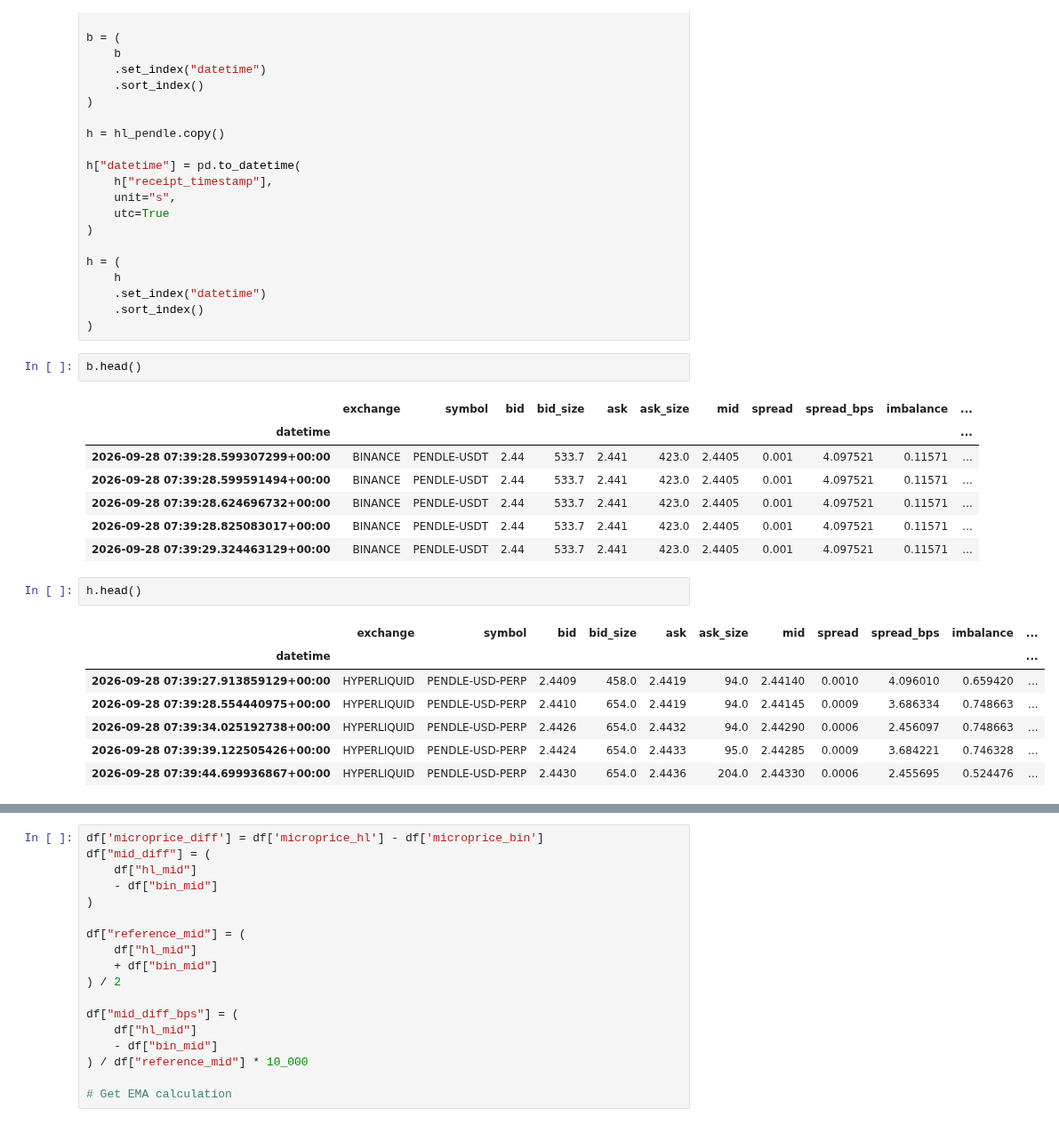
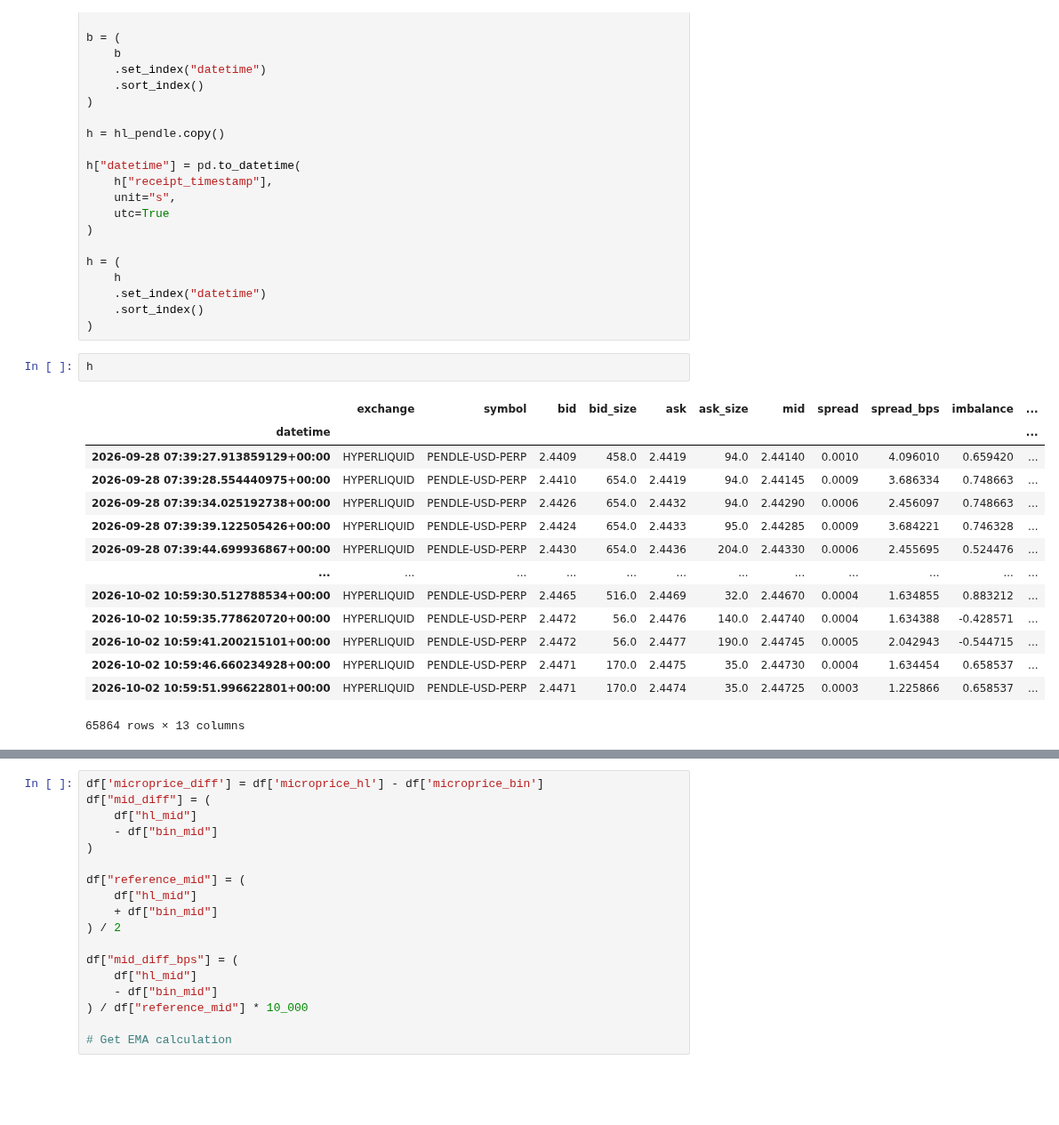
Before and after one commit to aliquid-novi/crypto_research, a Jupyter notebook: First Pass Latent.ipynb, the cells around one changed output, grey strips where cells are left out. Shown at 89% size. Saved outputs shown, nothing was run; the diff lists cells and outputs as text; blank space fills up the shorter version.

```diff
--- a/First Pass Latent.ipynb
+++ b/First Pass Latent.ipynb
@@ -76,26 +76,23 @@ h = (
     .set_index("datetime")
     .sort_index()
 )
-# %%
-b.head()
-# %% [output]
-|  | exchange | symbol | bid | bid_size | ask | ask_size | mid | spread | spread_bps | imbalance | ... |
-| datetime |  |  |  |  |  |  |  |  |  |  | ... |
-| 2026-09-28 07:39:28.599307299+00:00 | BINANCE | PENDLE-USDT | 2.44 | 533.7 | 2.441 | 423.0 | 2.4405 | 0.001 | 4.097521 | 0.11571 | ... |
-| 2026-09-28 07:39:28.599591494+00:00 | BINANCE | PENDLE-USDT | 2.44 | 533.7 | 2.441 | 423.0 | 2.4405 | 0.001 | 4.097521 | 0.11571 | ... |
-| 2026-09-28 07:39:28.624696732+00:00 | BINANCE | PENDLE-USDT | 2.44 | 533.7 | 2.441 | 423.0 | 2.4405 | 0.001 | 4.097521 | 0.11571 | ... |
-| 2026-09-28 07:39:28.825083017+00:00 | BINANCE | PENDLE-USDT | 2.44 | 533.7 | 2.441 | 423.0 | 2.4405 | 0.001 | 4.097521 | 0.11571 | ... |
-| 2026-09-28 07:39:29.324463129+00:00 | BINANCE | PENDLE-USDT | 2.44 | 533.7 | 2.441 | 423.0 | 2.4405 | 0.001 | 4.097521 | 0.11571 | ... |
-# %%
-h.head()
-# %% [output]
-|  | exchange | symbol | bid | bid_size | ask | ask_size | mid | spread | spread_bps | imbalance | ... |
-| datetime |  |  |  |  |  |  |  |  |  |  | ... |
-| 2026-09-28 07:39:27.913859129+00:00 | HYPERLIQUID | PENDLE-USD-PERP | 2.4409 | 458.0 | 2.4419 | 94.0 | 2.44140 | 0.0010 | 4.096010 | 0.659420 | ... |
-| 2026-09-28 07:39:28.554440975+00:00 | HYPERLIQUID | PENDLE-USD-PERP | 2.4410 | 654.0 | 2.4419 | 94.0 | 2.44145 | 0.0009 | 3.686334 | 0.748663 | ... |
-| 2026-09-28 07:39:34.025192738+00:00 | HYPERLIQUID | PENDLE-USD-PERP | 2.4426 | 654.0 | 2.4432 | 94.0 | 2.44290 | 0.0006 | 2.456097 | 0.748663 | ... |
-| 2026-09-28 07:39:39.122505426+00:00 | HYPERLIQUID | PENDLE-USD-PERP | 2.4424 | 654.0 | 2.4433 | 95.0 | 2.44285 | 0.0009 | 3.684221 | 0.746328 | ... |
-| 2026-09-28 07:39:44.699936867+00:00 | HYPERLIQUID | PENDLE-USD-PERP | 2.4430 | 654.0 | 2.4436 | 204.0 | 2.44330 | 0.0006 | 2.455695 | 0.524476 | ... |
+# %%
+h
+# %% [output]
+|  | exchange | symbol | bid | bid_size | ask | ask_size | mid | spread | spread_bps | imbalance | ... |
+| datetime |  |  |  |  |  |  |  |  |  |  | ... |
+| 2026-09-28 07:39:27.913859129+00:00 | HYPERLIQUID | PENDLE-USD-PERP | 2.4409 | 458.0 | 2.4419 | 94.0 | 2.44140 | 0.0010 | 4.096010 | 0.659420 | ... |
+| 2026-09-28 07:39:28.554440975+00:00 | HYPERLIQUID | PENDLE-USD-PERP | 2.4410 | 654.0 | 2.4419 | 94.0 | 2.44145 | 0.0009 | 3.686334 | 0.748663 | ... |
+| 2026-09-28 07:39:34.025192738+00:00 | HYPERLIQUID | PENDLE-USD-PERP | 2.4426 | 654.0 | 2.4432 | 94.0 | 2.44290 | 0.0006 | 2.456097 | 0.748663 | ... |
+| 2026-09-28 07:39:39.122505426+00:00 | HYPERLIQUID | PENDLE-USD-PERP | 2.4424 | 654.0 | 2.4433 | 95.0 | 2.44285 | 0.0009 | 3.684221 | 0.746328 | ... |
+| 2026-09-28 07:39:44.699936867+00:00 | HYPERLIQUID | PENDLE-USD-PERP | 2.4430 | 654.0 | 2.4436 | 204.0 | 2.44330 | 0.0006 | 2.455695 | 0.524476 | ... |
+| ... | ... | ... | ... | ... | ... | ... | ... | ... | ... | ... | ... |
+| 2026-10-02 10:59:30.512788534+00:00 | HYPERLIQUID | PENDLE-USD-PERP | 2.4465 | 516.0 | 2.4469 | 32.0 | 2.44670 | 0.0004 | 1.634855 | 0.883212 | ... |
+| 2026-10-02 10:59:35.778620720+00:00 | HYPERLIQUID | PENDLE-USD-PERP | 2.4472 | 56.0 | 2.4476 | 140.0 | 2.44740 | 0.0004 | 1.634388 | -0.428571 | ... |
+| 2026-10-02 10:59:41.200215101+00:00 | HYPERLIQUID | PENDLE-USD-PERP | 2.4472 | 56.0 | 2.4477 | 190.0 | 2.44745 | 0.0005 | 2.042943 | -0.544715 | ... |
+| 2026-10-02 10:59:46.660234928+00:00 | HYPERLIQUID | PENDLE-USD-PERP | 2.4471 | 170.0 | 2.4475 | 35.0 | 2.44730 | 0.0004 | 1.634454 | 0.658537 | ... |
+| 2026-10-02 10:59:51.996622801+00:00 | HYPERLIQUID | PENDLE-USD-PERP | 2.4471 | 170.0 | 2.4474 | 35.0 | 2.44725 | 0.0003 | 1.225866 | 0.658537 | ... |
+65864 rows × 13 columns
 # %%
 # Include both 'mid' and 'bid' in the selection filter
 b_100ms = (
```
Also changed, not shown: parts of 3 cells of this notebook, 3 other files.
